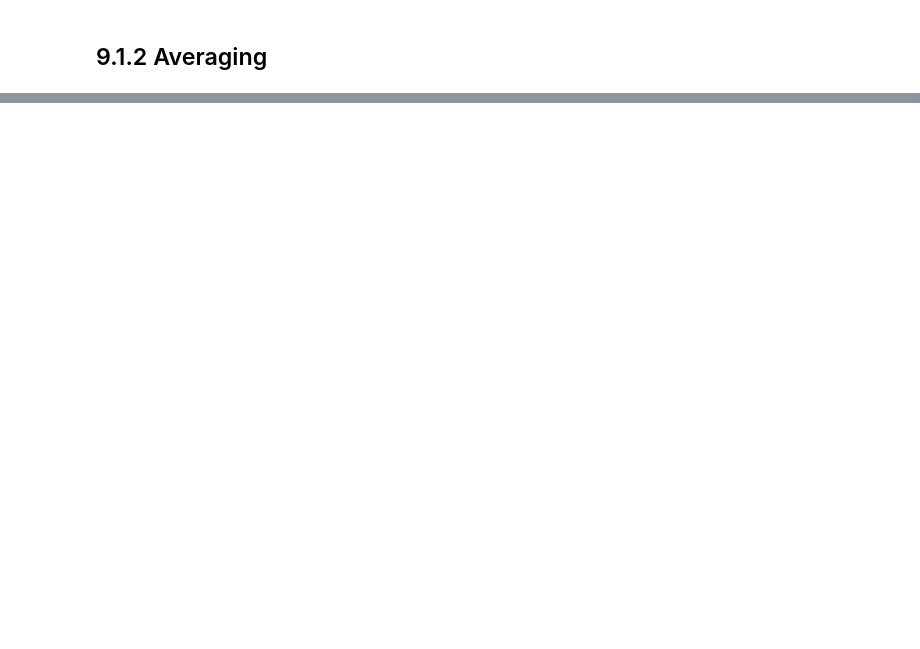
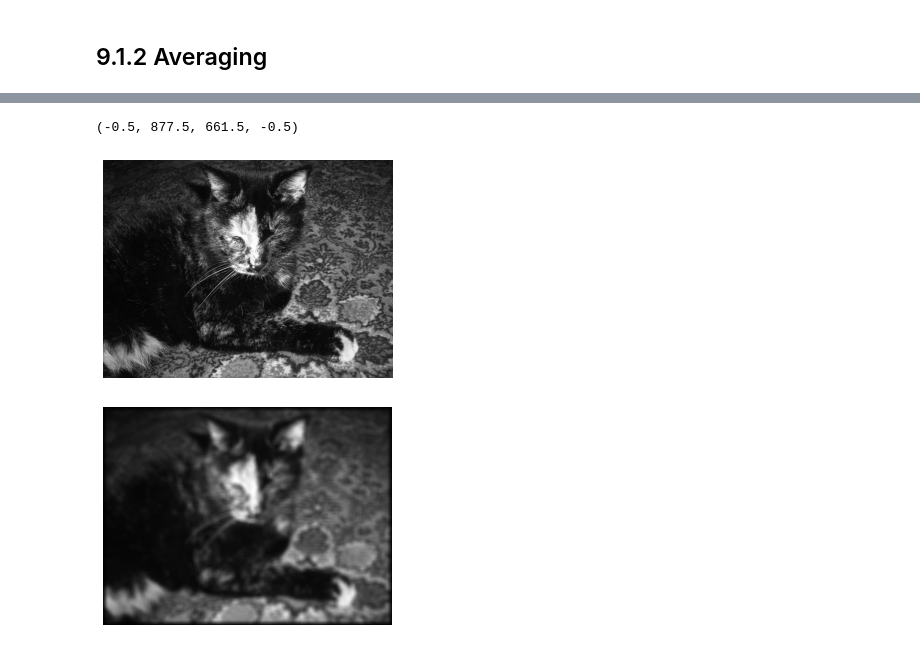
Before and after one commit to mkuchle16/biophysics, a Jupyter notebook: week-06/computer-lab-3.ipynb, the cells around one changed output, grey strips where cells are left out. Saved outputs shown, nothing was run; the diff lists cells and outputs as text; code cells hidden in the pictures; blank space fills up the shorter version.

```diff
--- a/week-06/computer-lab-3.ipynb
+++ b/week-06/computer-lab-3.ipynb
@@ -51,0 +53,16 @@ plt.axis('off')
+# %%
+large_square = np.ones((15,15))/9
+response2 = convolve(image,large_square)
+plt.figure()
+plt.imshow(image)
+plt.set_cmap('gray')
+plt.axis('off')
+
+plt.figure()
+plt.imshow(response2)
+plt.set_cmap('gray')
+plt.axis('off')
+# %% [output]
+(-0.5, 877.5, 661.5, -0.5)
+[figure, added]
+[figure, added]
```
Also changed, not shown: parts of 13 cells of this notebook, 3 other files.
